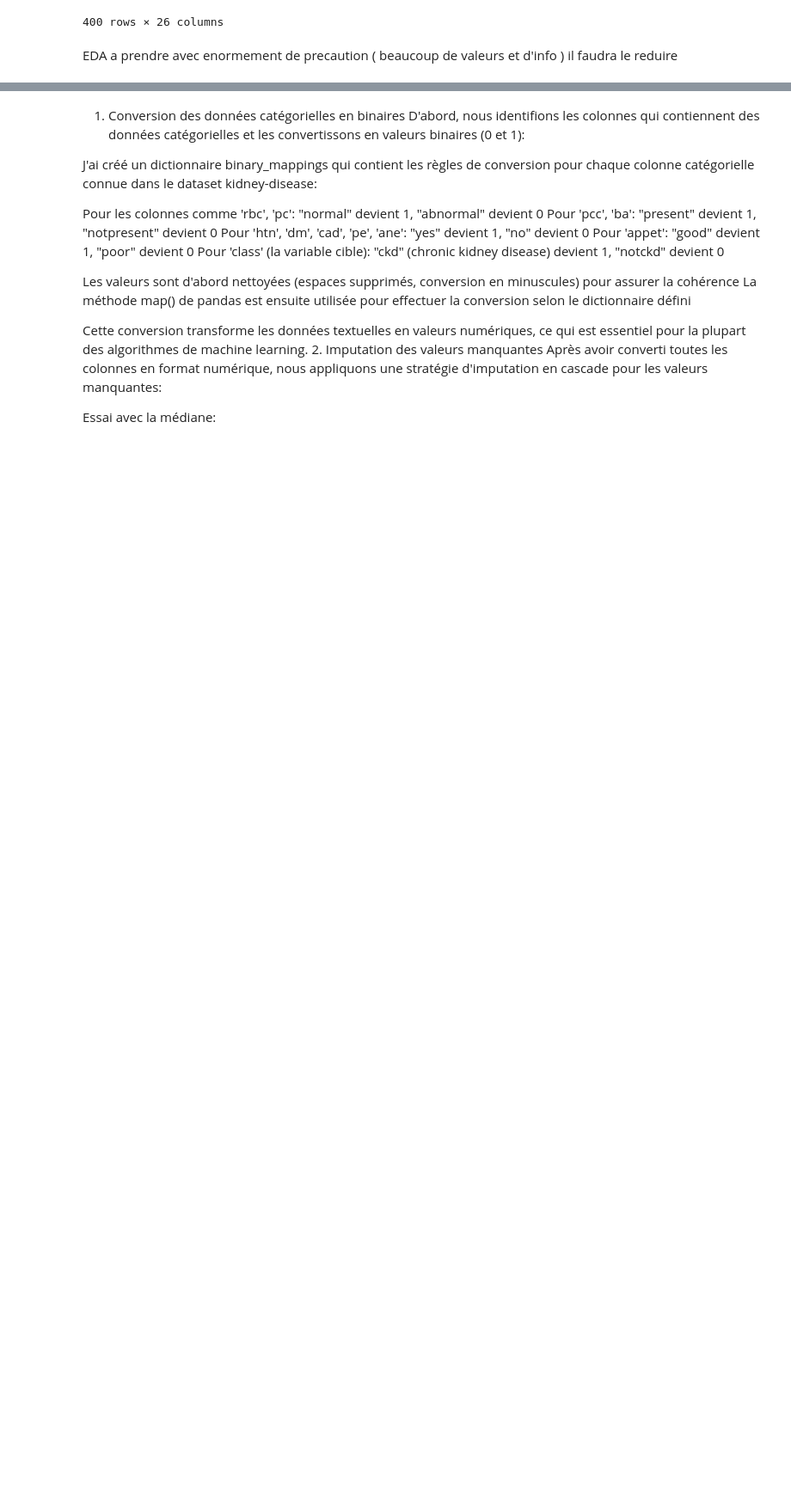
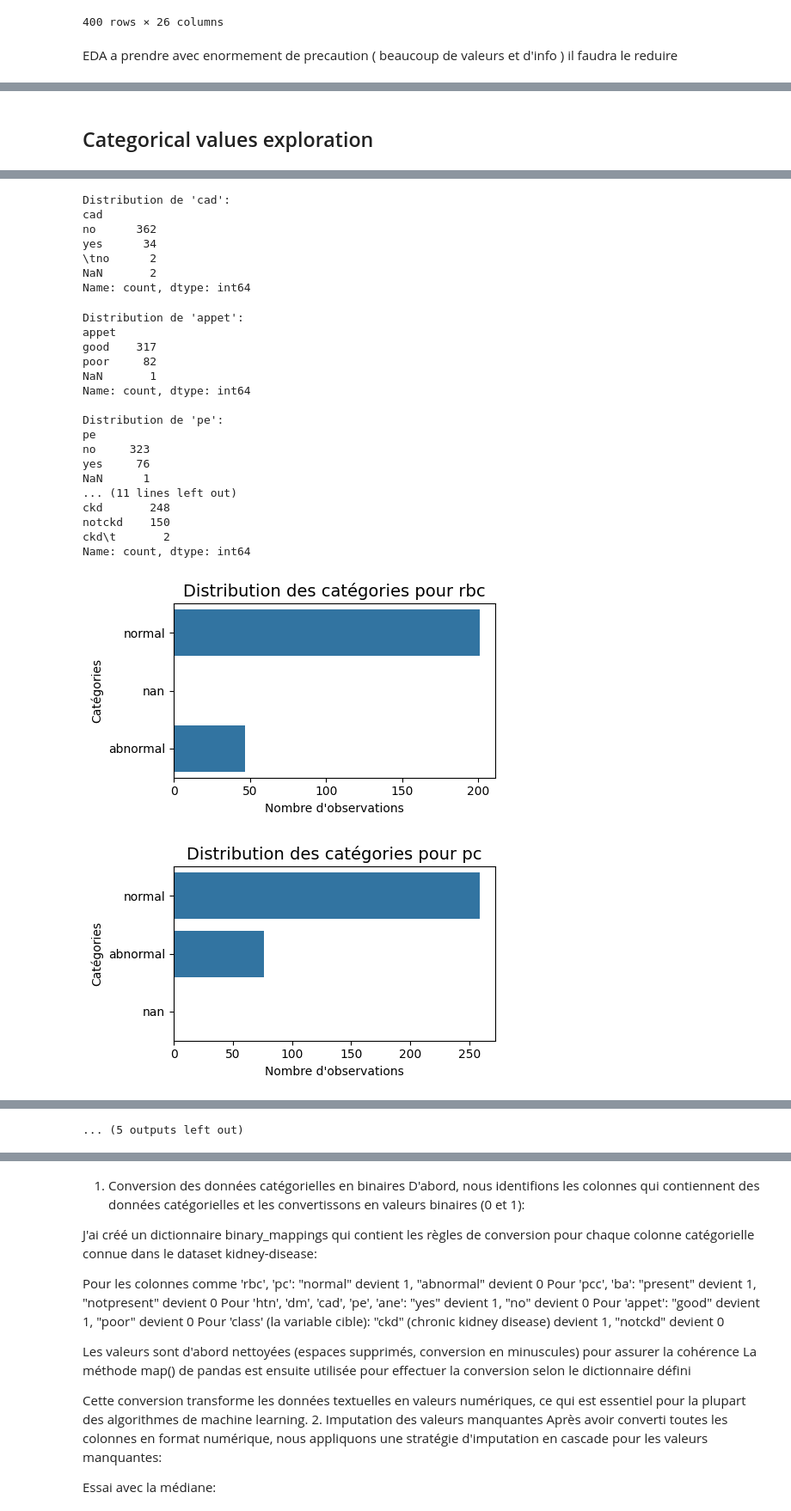
Before and after one commit to hepi1911/ML, a Jupyter notebook: Project_Machine_Learning.ipynb, the cells around one changed output, grey strips where cells are left out. Shown: that part at 86% size. Drawn from its saved outputs; the diff is of its cells as text; code cells hidden in the pictures; blank space fills up the shorter version.

```diff
--- a/Project_Machine_Learning.ipynb
+++ b/Project_Machine_Learning.ipynb
@@ -173,0 +95,21 @@ Colonnes avec valeurs manquantes: 24
+# %% [markdown]
+## Categorical values exploration
+# %%
+# 2. Analyse des variables catégorielles
+categorical_cols = df_clean.select_dtypes(include=['object']).columns.tolist()
+
+for col in categorical_cols:
+    if not pd.isna(df_clean[col]).all():
+        value_counts = df_clean[col].value_counts(dropna=False)
+        print(f"\nDistribution de '{col}':")
+        print(value_counts)
+
+        # Visualisation pour les variables catégorielles
+        plt.figure(figsize=(15, 6))
+        ax = sns.countplot(y=col, data=df_clean, order=value_counts.index[:10])
+        plt.title(f'Distribution des catégories pour {col}', fontsize=14)
+        plt.xlabel('Nombre d\'observations')
+        plt.ylabel('Catégories')
+        plt.tight_layout()
+        plt.savefig(f'distribution_{col}.png')
+# %% [output]
@@ -173,0 +133,26 @@ Colonnes avec valeurs manquantes: 24
+Distribution de 'cad':
+cad
+no      362
+yes      34
+\tno      2
+NaN       2
+Name: count, dtype: int64
+Distribution de 'appet':
+appet
+good    317
+poor     82
+NaN       1
+Name: count, dtype: int64
+
+Distribution de 'pe':
+pe
+no     323
+yes     76
+NaN      1
+... (11 lines left out)
+ckd       248
+notckd    150
+ckd\t       2
+Name: count, dtype: int64
+[figure, added]
+[figure, added]
@@ -173,0 +166 @@ Colonnes avec valeurs manquantes: 24
+... (5 outputs left out)
```
Also changed, not shown: parts of 25 cells of this notebook.
